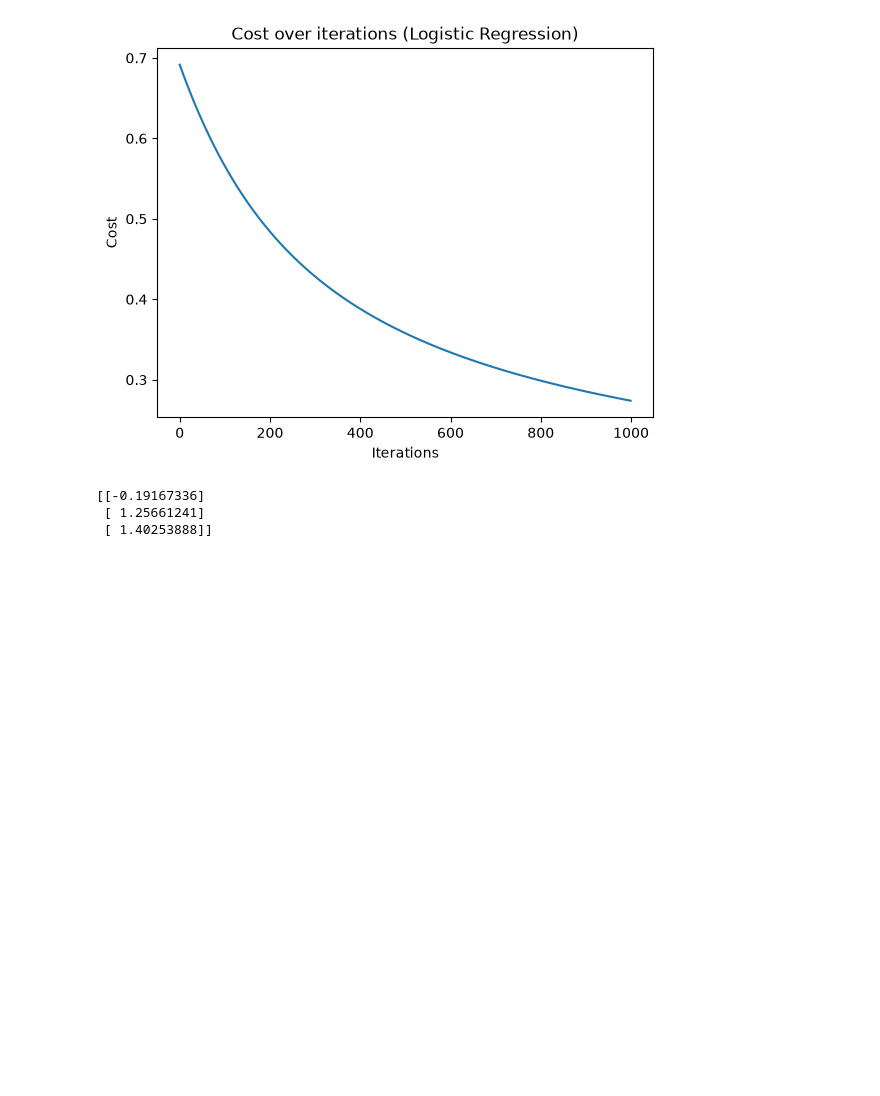
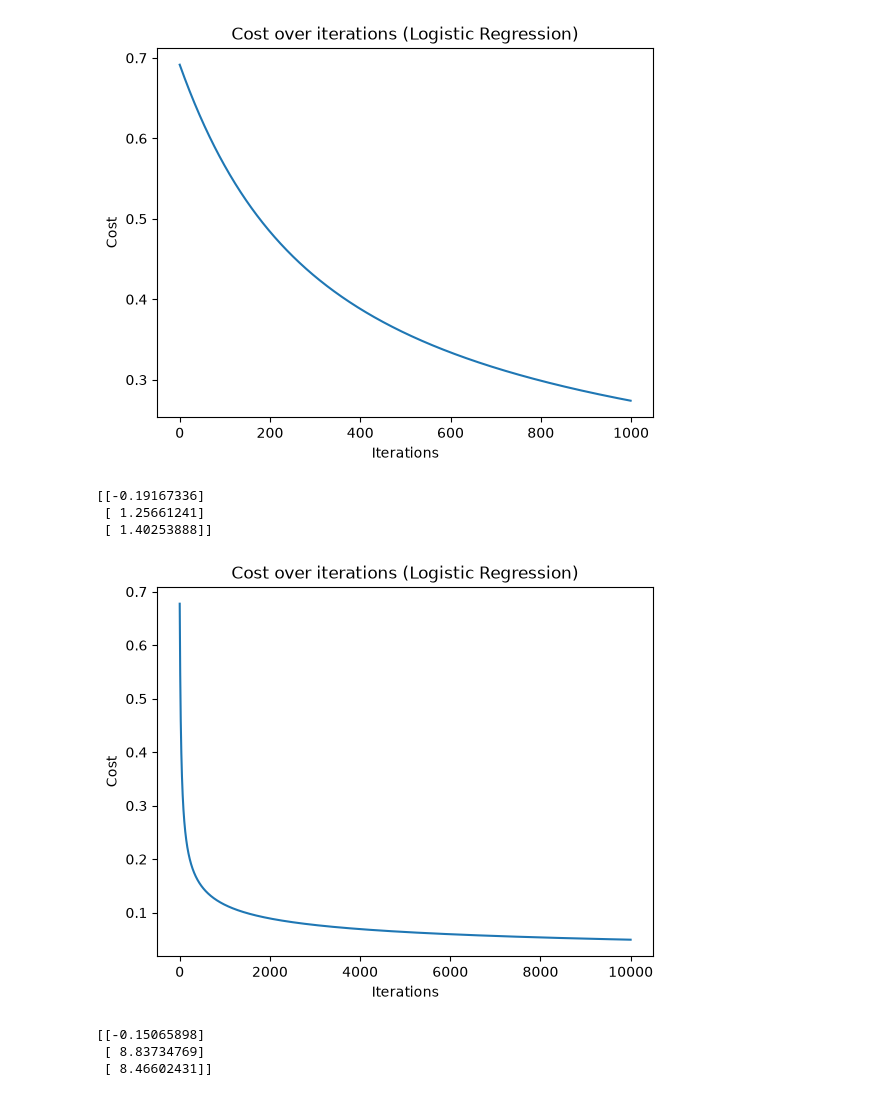
Before and after one commit to Jasurbek16/Learn-ML, a Jupyter notebook: logistic-regression.ipynb, the cells around one changed output. Drawn from its saved outputs; the diff is of its cells as text; code cells hidden in the pictures; blank space fills up the shorter version.

```diff
--- a/logistic-regression.ipynb
+++ b/logistic-regression.ipynb
@@ -31,6 +31,7 @@ def cost_func_logistic(X, y, theta):
     X_b = np.c_[np.ones((len(X), 1)), X] # add bias term
     m = len(y) # number of training examples
     Y_pred = sigmoid(np.matmul(X_b, theta))
+    Y_pred = np.clip(Y_pred, 1e-10, 1 - 1e-10) # fix by clipping predictions to avoid log(0)
     mse = -1/m * np.sum(y * np.log(Y_pred) + (1 - y) * np.log(1 - Y_pred))
     return mse
 # %%
@@ -39,7 +40,7 @@ print(cost_func_logistic(X, y, theta))
 # %% [output]
 0.6931471805599453
 # %%
-def gradient_descent_logistic(X, y, theta, learning_rate=0.01, iterations=1000):
+def gradient_descent_logistic(X, y, theta, learning_rate, iterations):
     m = len(y)
     X_b = np.c_[np.ones((len(X), 1)), X]
     cost_history = []
@@ -66,3 +67,20 @@ print(theta)
 [[-0.19167336]
  [ 1.25661241]
  [ 1.40253888]]
+# %%
+# checking with learning_rate = 0.1 and iterations = 10000
+theta = np.zeros((3,1))
+theta, cost_history = gradient_descent_logistic(X, y, theta, 0.1, 10000)
+
+plt.plot(cost_history)
+plt.xlabel('Iterations')
+plt.ylabel('Cost')
+plt.title('Cost over iterations (Logistic Regression)')
+plt.show()
+
+print(theta)
+# %% [output]
+[figure, added]
+[[-0.15065898]
+ [ 8.83734769]
+ [ 8.46602431]]
```
Also changed, not shown: parts of 3 cells of this notebook.
